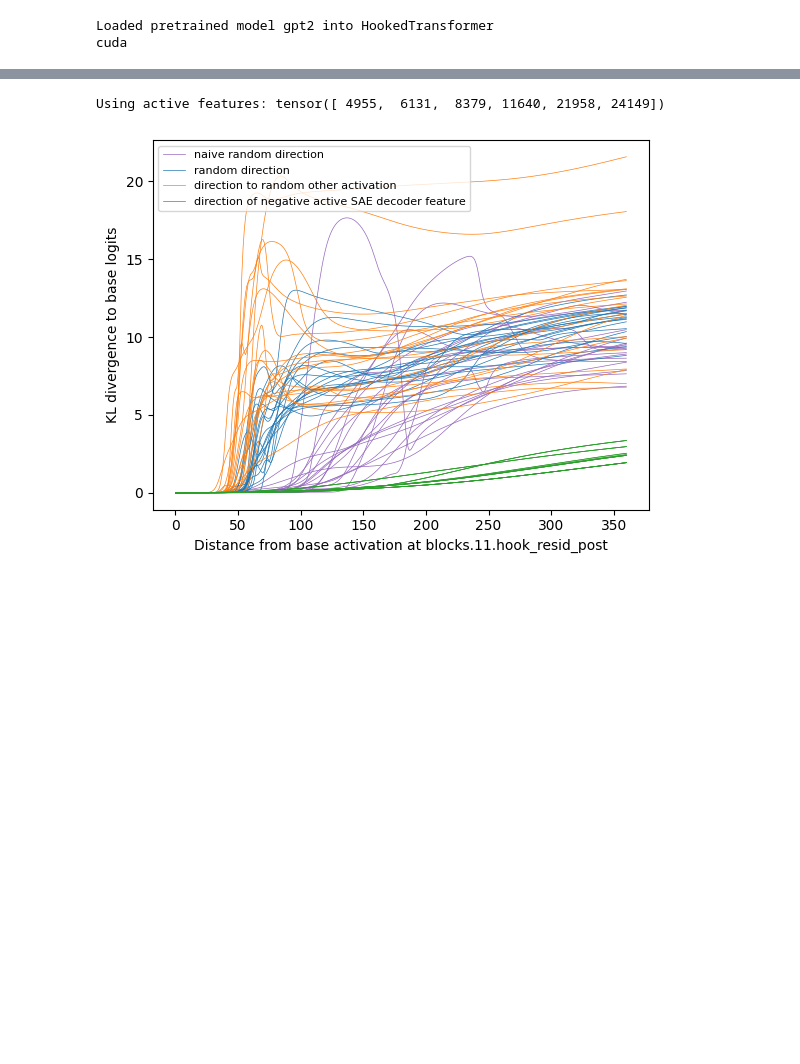
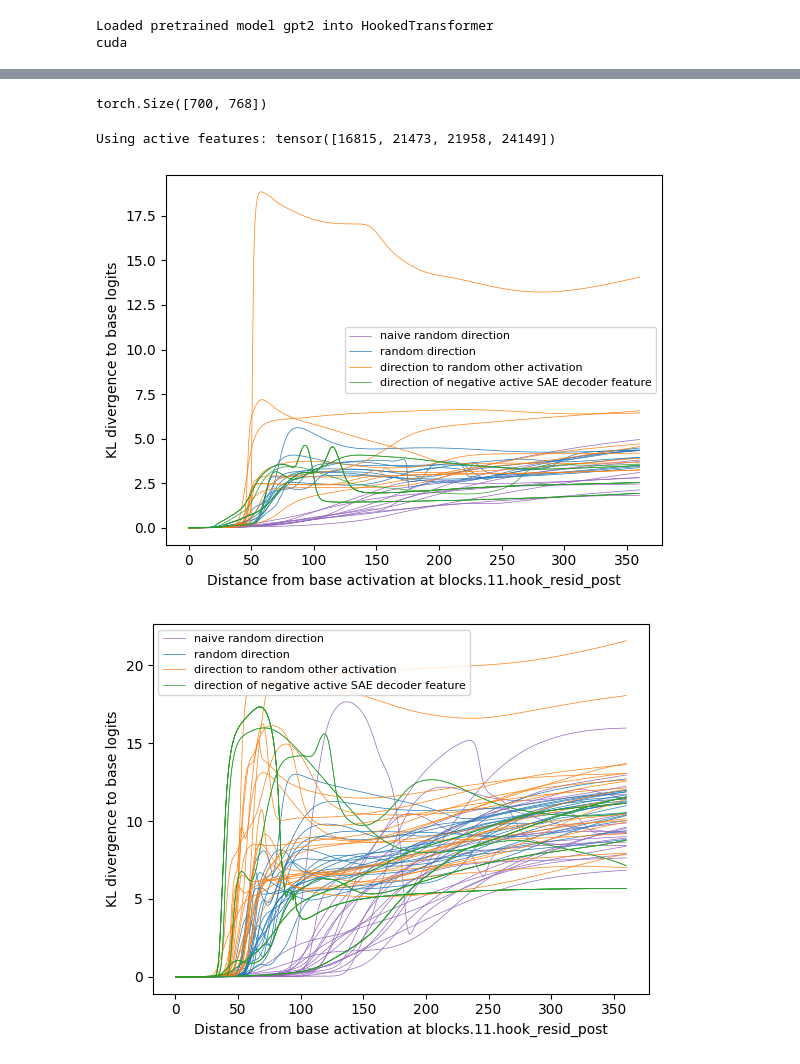
Before and after one commit to jettjaniak/teren, a Jupyter notebook: notebooks/stefan_experiment.ipynb, the cells around one changed output, grey strips where cells are left out. Cells and saved outputs as stored; diff of their text form; code cells hidden in the pictures; blank space fills up the shorter version.

Commit message:
Changed SaeDir perturbation

```diff
--- a/notebooks/stefan_experiment.ipynb
+++ b/notebooks/stefan_experiment.ipynb
@@ -95,11 +107,14 @@ def nearest_positive_definite(A):
 # %%
 batch_of_prompts = generate_prompt(dataset, n_ctx=cfg.n_ctx, batch=cfg.mean_batch_size)
 batch_act_cache = model.run_with_cache(batch_of_prompts)[1].to("cpu")
-data = batch_act_cache[cfg.perturbation_layer][:, -1, :]
+data = batch_act_cache[cfg.perturbation_layer][:, cfg.perturbation_pos, :].squeeze(1)
+print(data.shape)
 data_mean = data.mean(dim=0, keepdim=True)
 data_cov = (
     torch.einsum("i j, i k -> j k", data - data_mean, data - data_mean) / data.shape[0]
 )
+# %% [output]
+torch.Size([700, 768])
 # %%
 # substitute covariance matrix with nearest that is positive definite
 if not is_positive_definite(data_cov):
@@ -121,7 +136,7 @@ unrelated_ref = Reference(
 naive_random_perturbation = NaiveRandomPerturbation()
 random_perturbation = RandomPerturbation(data_mean, data_cov)
 random_activation_perturbation = RandomActivationPerturbation(base_ref, dataset)
-saedir_perturbation = SAEDecoderDirectionPerturbation(base_ref, unrelated_ref, sae)
+saedir_perturbation = SAEDecoderDirectionPerturbation(base_ref, unrelated_ref, sae, negate=-1, thresh=0.1)
 
 perturbations = {
     "naive random direction": naive_random_perturbation,
@@ -130,11 +145,11 @@ perturbations = {
     "direction of negative active SAE decoder feature": saedir_perturbation
 }
 # %% [output]
-Using active features: tensor([ 4955,  6131,  8379, 11640, 21958, 24149])
+Using active features: tensor([16815, 21473, 21958, 24149])
 # %%
 results = defaultdict(list)
 
-for _ in tqdm(range(20)):
+for _ in tqdm(range(10)):
     for name, perturbation in perturbations.items():
         kl_div = run_perturbation(cfg, base_ref, perturbation)
         results[name].append(kl_div)
@@ -160,4 +175,28 @@ plt.ylabel("KL divergence to base logits")
 plt.xlabel(f"Distance from base activation at {cfg.read_layer}")
 plt.show()
 # %% [output]
-[figure, old version]
+[figure, new version]
+# %%
+# 20 features, only > 0.1 * max
+colors = {
+    "random direction": "tab:blue",
+    "naive random direction": "tab:purple",
+    "direction to random other activation": "tab:orange",
+    "direction of negative active SAE decoder feature": "tab:green"
+}
+
+for perturb_name in results.keys():
+    for i, data in enumerate(results[perturb_name]):
+        if i == 0:
+            # Only label the first line for each perturb_name
+            plt.plot(data, color=colors[perturb_name], label=perturb_name, linewidth=0.5)
+        else:
+            # Don't label subsequent lines to avoid duplicate legend entries
+            plt.plot(data, color=colors[perturb_name], linewidth=0.5)
+
+plt.legend(fontsize=8)
+plt.ylabel("KL divergence to base logits")
+plt.xlabel(f"Distance from base activation at {cfg.read_layer}")
+plt.show()
+# %% [output]
+[figure, added]
```
Also changed, not shown: parts of 3 cells of this notebook, 1 other file.
